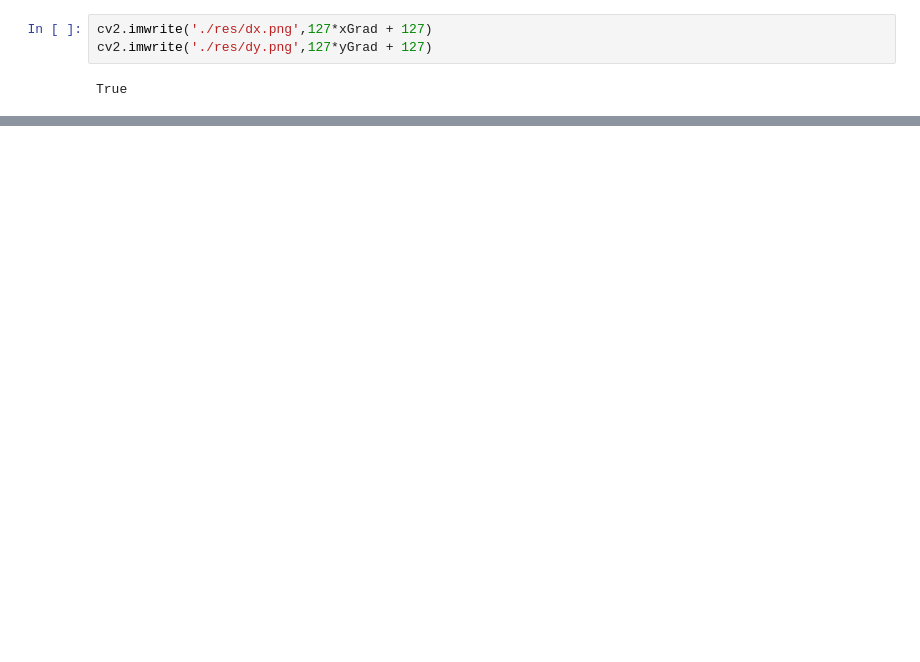
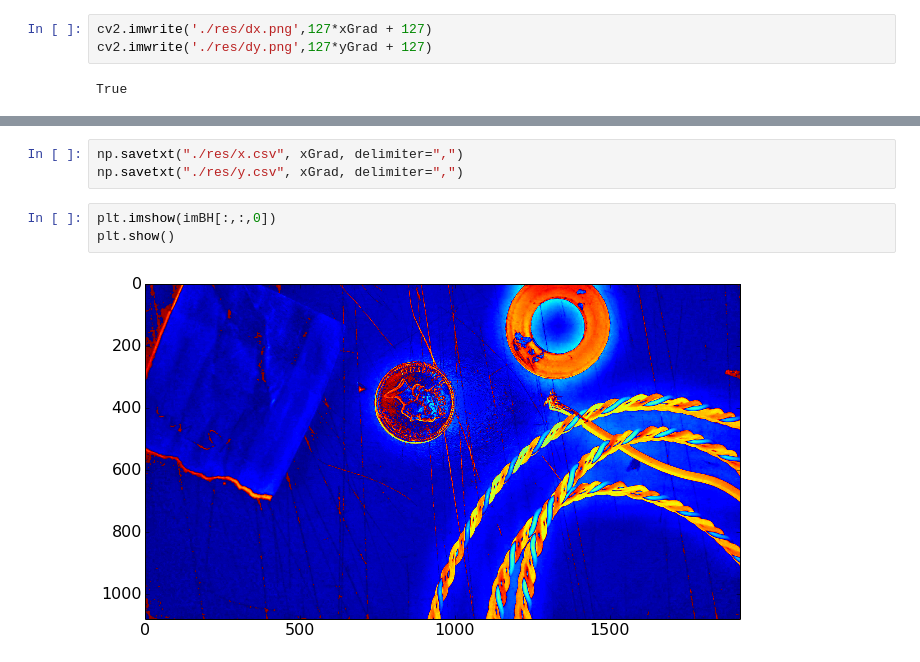
Before and after one commit to Buntworthy/notebooks, a Jupyter notebook: Photometric Stereo.ipynb, the cells around one changed output, grey strips where cells are left out. Saved outputs shown, nothing was run; the diff lists cells and outputs as text; blank space fills up the shorter version.

```diff
--- a/Photometric Stereo.ipynb
+++ b/Photometric Stereo.ipynb
@@ -116,0 +119,8 @@ plt.show()
+# %%
+np.savetxt("./res/x.csv", xGrad, delimiter=",")
+np.savetxt("./res/y.csv", xGrad, delimiter=",")
+# %%
+plt.imshow(imBH[:,:,0])
+plt.show()
+# %% [output]
+[figure, added]
```
Also changed, not shown: parts of 4 cells of this notebook, 14 other files.
